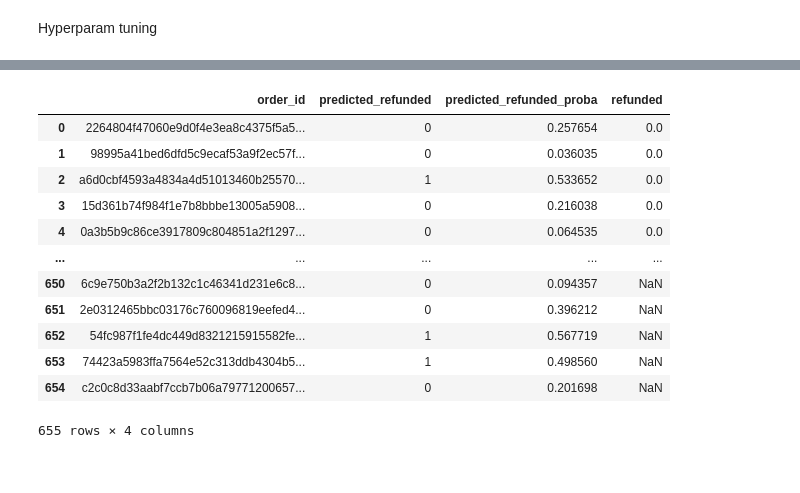
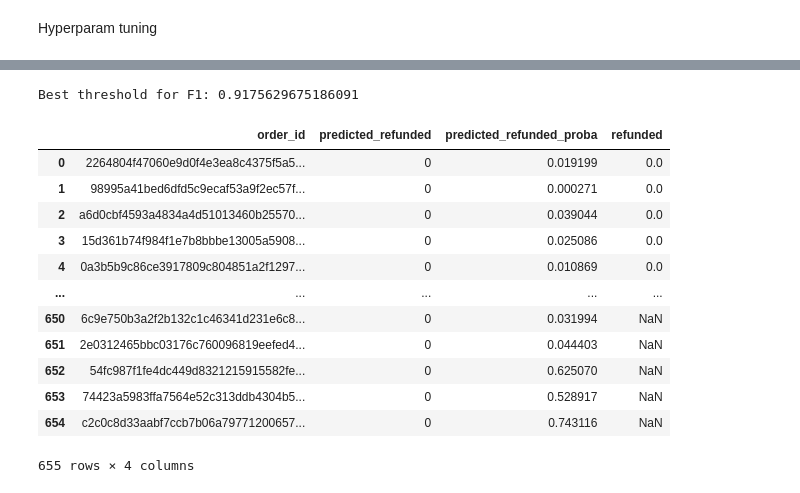
Before and after one commit to rsm-kkattigenahally/Kaggle-puffy-lost-sleep-challenge, a Jupyter notebook: predictions.ipynb, the cells around one changed output, grey strips where cells are left out. Saved outputs shown, nothing was run; the diff lists cells and outputs as text; code cells hidden in the pictures.

```diff
--- a/predictions.ipynb
+++ b/predictions.ipynb
@@ -711,4 +737,4 @@ from sklearn.metrics import roc_auc_score, classification_report
 # %%
 X_train_gbm, X_test_gbm, y_train_gbm, y_test_gbm = train_test_split(
-    X_train, y_train, test_size=0.2, stratify=y_train, random_state=42
+    X_scaled, y, test_size=0.2, stratify=y, random_state=42
 )
@@ -792,0 +853,10 @@ weighted avg       0.78      0.78      0.78        86
+# %%
+# Predict probabilities and classes using the best LightGBM model
+puffy_pred_proba = model.predict_proba(x_puffy_sclaled_full)[:, 1]
+puffy_pred = (puffy_pred_proba > 0.399).astype(int)
+
+# Attach predictions to the puffy_data dataframe
+puffy_data["predicted_refunded"] = puffy_pred
+puffy_data["predicted_refunded_proba"] = puffy_pred_proba
+
+puffy_data[["order_id", "predicted_refunded", "predicted_refunded_proba", "refunded"]]
@@ -819,15 +917,18 @@ from sklearn.model_selection import StratifiedKFold, GridSearchCV
 
 model1 = LGBMClassifier(
     **params,
-    n_estimators=300
+    #n_estimators=600
 )
 
 # Define parameter grid for tuning
 param_grid = {
     'num_leaves': [15, 20, 31, 50],
-    'learning_rate': [0.01, 0.03, 0.05, 0.1],
-    'max_depth': [3, 5, 7, 10],
-    'scale_pos_weight': [1.0, 2.0, 5.0]
+    'learning_rate': [0.01, 0.02, 0.03, 0.05],
+    'max_depth': [10, 13, 15, 20],
+    'scale_pos_weight': [1.0, 2.0, 5.0, 7.0],
+    'n_estimators': [400, 600, 800, 1000],
+
+
 }
 
 # Use StratifiedKFold for class imbalance
@@ -835,7 +936,7 @@ cv = StratifiedKFold(n_splits=5, shuffle=True, random_state=42)
 
 
 # LGBMClassifier with fixed n_estimators
-lgbm = LGBMClassifier(n_estimators=300, **{k: v for k, v in params.items() if k in LGBMClassifier().get_params()})
+lgbm = LGBMClassifier(**{k: v for k, v in params.items() if k in LGBMClassifier().get_params()})
 
 # Grid search with AUC as scoring
 grid = GridSearchCV(
@@ -847,18 +948,18 @@ grid = GridSearchCV(
     verbose=1
 )
 
-model_path = "lgbm_best_model.pkl"
+model_path = "lgbm_best_model4.pkl"
 
 if os.path.exists(model_path):
     model1 = joblib.load(model_path)
-    print("Loaded model from lgbm_best_model.pkl")
+    print("Loaded model from lgbm_best_model4.pkl")
 else:
-    grid.fit(X_train, y_train)
+    grid.fit(X_train_gbm, y_train_gbm)
     print("Best params:", grid.best_params_)
     print("Best CV AUC:", grid.best_score_)
     model1 = grid.best_estimator_
     joblib.dump(model1, model_path)
-    print("Trained and saved new model to lgbm_best_model.pkl")
+    print("Trained and saved new model to lgbm_best_model4.pkl")
 
 # Only print best params and score if grid has been fitted
 if hasattr(grid, "best_params_"):
@@ -925,33 +1040,45 @@ puffy_data
+# %%
+from sklearn.metrics import precision_recall_curve, f1_score
+
+# Predict probabilities on validation set
+val_pred_proba = model1.predict_proba(X_puffy_scaled)[:, 1]
+
+# Get precision, recall, thresholds
+prec, rec, thresholds = precision_recall_curve(y_puffy, val_pred_proba)
+
+# Compute F1 for each threshold
+f1_scores = 2 * prec * rec / (prec + rec)
+best_idx = f1_scores.argmax()
+best_threshold = thresholds[best_idx]
+
+print("Best threshold for F1:", best_threshold)
+# %% [output]
+Best threshold for F1: 0.9175629675186091
 # %%
-# Prepare features for all rows in puffy_data (exclude refunded and unnecessary columns)
-drop_cols = ["client_id", "order_id", "line_items", "parsed_items", "order_timestamp", "order_datetime", "refunded"]
-X_puffy = puffy_data.drop(columns=drop_cols, errors="ignore")
 
-# Scale using the previously fitted scaler
-X_puffy_scaled = scaler.transform(X_puffy)
 
 # Predict probabilities and classes using the best LightGBM model
-puffy_pred_proba = model1.predict_proba(X_puffy_scaled)[:, 1]
-puffy_pred = (puffy_pred_proba > 0.4).astype(int)
+puffy_pred_proba = model1.predict_proba(x_puffy_sclaled_full)[:, 1]
+puffy_pred = (puffy_pred_proba > 0.9175629675186091).astype(int)
 
 # Attach predictions to the puffy_data dataframe
 puffy_data["predicted_refunded"] = puffy_pred
 puffy_data["predicted_refunded_proba"] = puffy_pred_proba
 
 puffy_data[["order_id", "predicted_refunded", "predicted_refunded_proba", "refunded"]]
 # %% [output]
 |  | order_id | predicted_refunded | predicted_refunded_proba | refunded |
-| 0 | 2264804f47060e9d0f4e3ea8c4375f5a5... | 0 | 0.257654 | 0.0 |
-| 1 | 98995a41bed6dfd5c9ecaf53a9f2ec57f... | 0 | 0.036035 | 0.0 |
-| 2 | a6d0cbf4593a4834a4d51013460b25570... | 1 | 0.533652 | 0.0 |
-| 3 | 15d361b74f984f1e7b8bbbe13005a5908... | 0 | 0.216038 | 0.0 |
-| 4 | 0a3b5b9c86ce3917809c804851a2f1297... | 0 | 0.064535 | 0.0 |
+| 0 | 2264804f47060e9d0f4e3ea8c4375f5a5... | 0 | 0.019199 | 0.0 |
+| 1 | 98995a41bed6dfd5c9ecaf53a9f2ec57f... | 0 | 0.000271 | 0.0 |
+| 2 | a6d0cbf4593a4834a4d51013460b25570... | 0 | 0.039044 | 0.0 |
+| 3 | 15d361b74f984f1e7b8bbbe13005a5908... | 0 | 0.025086 | 0.0 |
+| 4 | 0a3b5b9c86ce3917809c804851a2f1297... | 0 | 0.010869 | 0.0 |
 | ... | ... | ... | ... | ... |
-| 650 | 6c9e750b3a2f2b132c1c46341d231e6c8... | 0 | 0.094357 | NaN |
-| 651 | 2e0312465bbc03176c760096819eefed4... | 0 | 0.396212 | NaN |
-| 652 | 54fc987f1fe4dc449d8321215915582fe... | 1 | 0.567719 | NaN |
-| 653 | 74423a5983ffa7564e52c313ddb4304b5... | 1 | 0.498560 | NaN |
-| 654 | c2c0c8d33aabf7ccb7b06a79771200657... | 0 | 0.201698 | NaN |
+| 650 | 6c9e750b3a2f2b132c1c46341d231e6c8... | 0 | 0.031994 | NaN |
+| 651 | 2e0312465bbc03176c760096819eefed4... | 0 | 0.044403 | NaN |
+| 652 | 54fc987f1fe4dc449d8321215915582fe... | 0 | 0.625070 | NaN |
+| 653 | 74423a5983ffa7564e52c313ddb4304b5... | 0 | 0.528917 | NaN |
+| 654 | c2c0c8d33aabf7ccb7b06a79771200657... | 0 | 0.743116 | NaN |
 655 rows × 4 columns
 # %%
 from sklearn.inspection import permutation_importance
```
Also changed, not shown: parts of 37 cells of this notebook, 8 other files.
